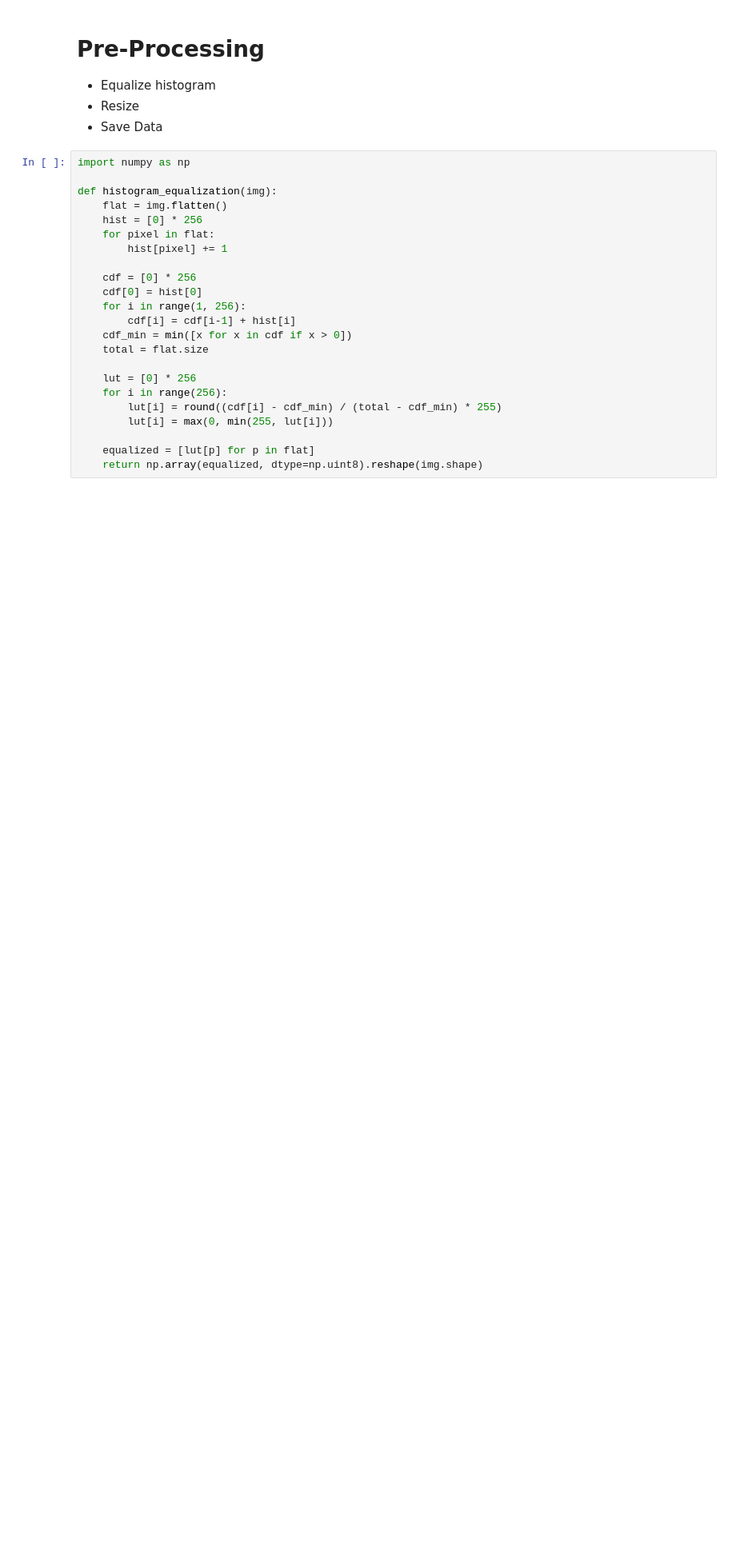
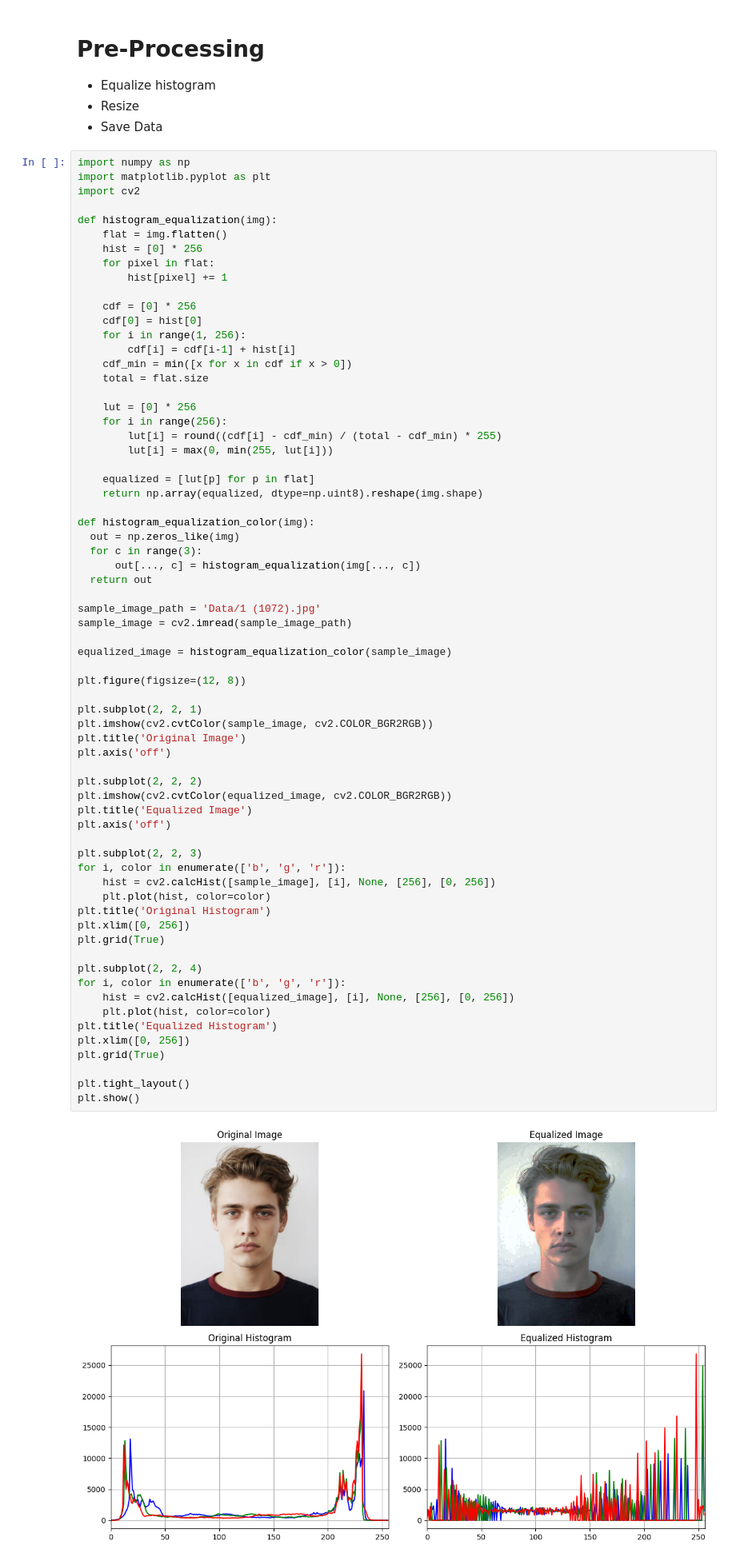
Before and after one commit to PhanThanhTungg/HCSDLDPT_BE, a Jupyter notebook: main.ipynb, the cells around one changed output. Shown at 80% size. Cells and saved outputs as stored; diff of their text form; blank space fills up the shorter version.

```diff
--- a/main.ipynb
+++ b/main.ipynb
@@ -7,27 +7,73 @@
 </ul>
 # %%
 import numpy as np
+import matplotlib.pyplot as plt
+import cv2
 
 def histogram_equalization(img):
 	flat = img.flatten()
 	hist = [0] * 256
 	for pixel in flat:
 		hist[pixel] += 1
 
 	cdf = [0] * 256
 	cdf[0] = hist[0]
 	for i in range(1, 256):
 		cdf[i] = cdf[i-1] + hist[i]
 	cdf_min = min([x for x in cdf if x > 0])
 	total = flat.size
 
 	lut = [0] * 256
 	for i in range(256):
 		lut[i] = round((cdf[i] - cdf_min) / (total - cdf_min) * 255)
 		lut[i] = max(0, min(255, lut[i]))
 
 	equalized = [lut[p] for p in flat]
 	return np.array(equalized, dtype=np.uint8).reshape(img.shape)
+
+def histogram_equalization_color(img):
+  out = np.zeros_like(img)
+  for c in range(3):
+      out[..., c] = histogram_equalization(img[..., c])
+  return out
+
+sample_image_path = 'Data/1 (1072).jpg'
+sample_image = cv2.imread(sample_image_path)
+
+equalized_image = histogram_equalization_color(sample_image)
+
+plt.figure(figsize=(12, 8))
+
+plt.subplot(2, 2, 1)
+plt.imshow(cv2.cvtColor(sample_image, cv2.COLOR_BGR2RGB))
+plt.title('Original Image')
+plt.axis('off')
+
+plt.subplot(2, 2, 2)
+plt.imshow(cv2.cvtColor(equalized_image, cv2.COLOR_BGR2RGB))
+plt.title('Equalized Image')
+plt.axis('off')
+
+plt.subplot(2, 2, 3)
+for i, color in enumerate(['b', 'g', 'r']):
+	hist = cv2.calcHist([sample_image], [i], None, [256], [0, 256])
+	plt.plot(hist, color=color)
+plt.title('Original Histogram')
+plt.xlim([0, 256])
+plt.grid(True)
+
+plt.subplot(2, 2, 4)
+for i, color in enumerate(['b', 'g', 'r']):
+	hist = cv2.calcHist([equalized_image], [i], None, [256], [0, 256])
+	plt.plot(hist, color=color)
+plt.title('Equalized Histogram')
+plt.xlim([0, 256])
+plt.grid(True)
+
+plt.tight_layout()
+plt.show()
+# %% [output]
+[figure, added]
 # %%
 def resize_image(img, new_width, new_height):
 	h, w = img.shape[:2]
```
Also changed, not shown: parts of 1 cell of this notebook, 5 other files.
